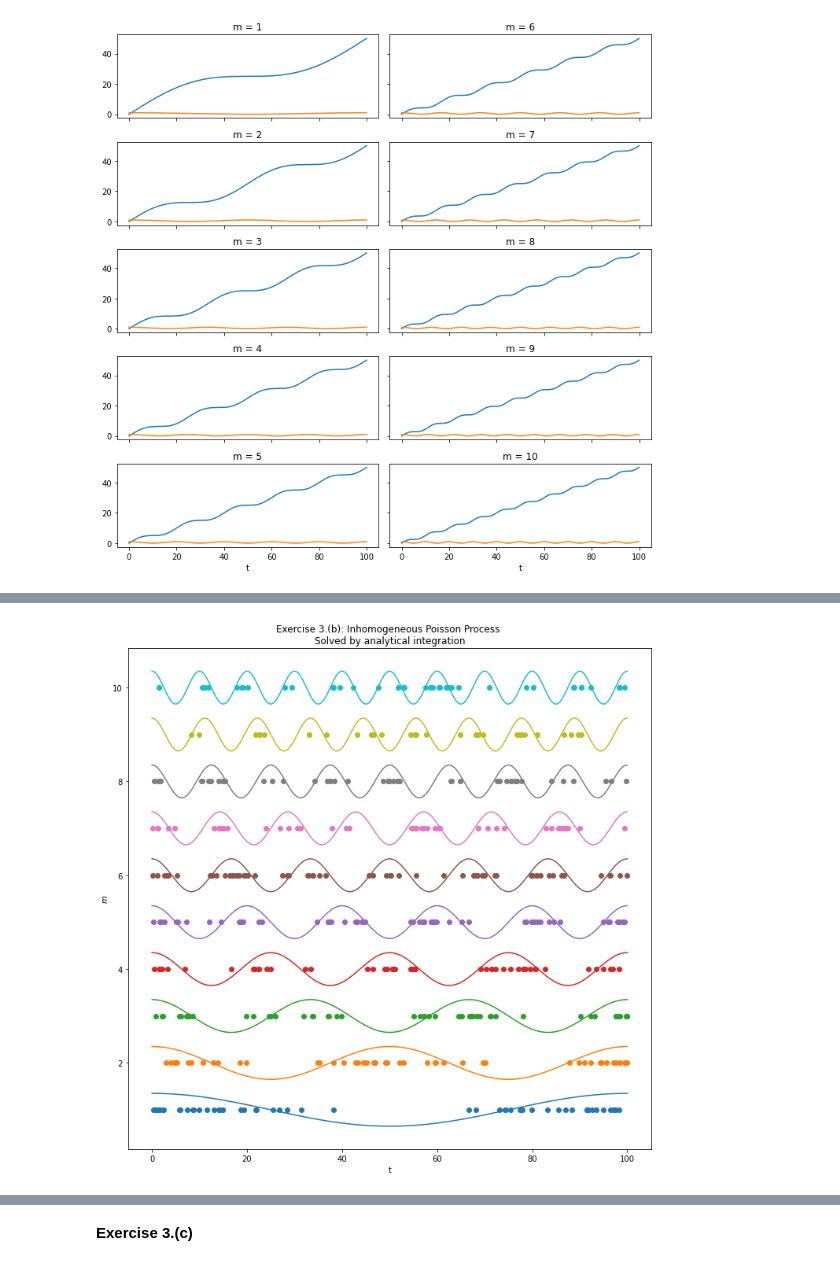
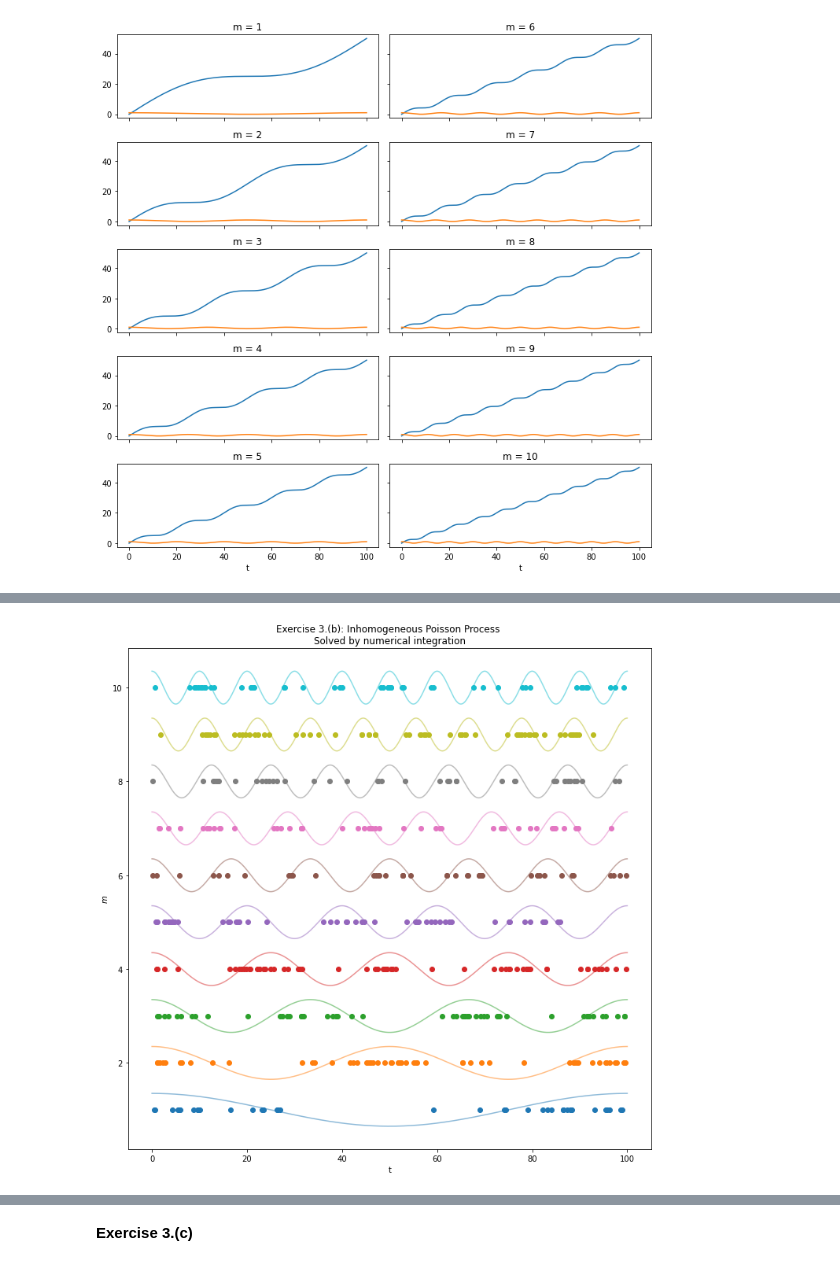
Before and after one commit to katjakleespies/tnc-exercises, a Jupyter notebook: 1_exercises_katja.ipynb, the cells around one changed output, grey strips where cells are left out. Drawn from its saved outputs; the diff is of its cells as text; code cells hidden in the pictures.

```diff
--- a/1_exercises_katja.ipynb
+++ b/1_exercises_katja.ipynb
@@ -30,11 +33,12 @@ def poisson_a(N, T):
 # %%
+# test poisson_a
 N=10; T=100
 
-t_all_trials = poisson_a(N, T)
+t_all_trials, lambdas = poisson_a(N, T)
 
 plt.figure(figsize = (10,10))
 for i_trial in range(N):
-    plt.scatter(t_all_trials[i_trial], np.full(len(t_all_trials[i_trial]), i_trial + 1))
+    plt.scatter(t_all_trials[i_trial], np.full(len(t_all_trials[i_trial]), lambdas[i_trial]))
     plt.xlabel('t')
     plt.ylabel('$\lambda$')
     plt.title('Exercise 3.(a): Homogeneous Poisson Process')
@@ -83,16 +144,17 @@ plt.tight_layout()
 # %%
-def poission_b_analytical(N, T, lam_0):
+# test poisson_b_numerical
+def poission_b_numerical(N, T, lam_0, ts = 0.1):
     t_all_trials = []
-    ts = 0.1
 
     for i_trial in range(N):
         left_expression = np.nan
         m = i_trial + 1
-        t_trial = [-1]
+        t_trial = [0]
 
+        t = 0
         right_expression = 0
-        t = 0
-        while t_trial[-1] < T:
+
+        while t_trial[-1] <= T:
             u = np.random.rand()
 
             if np.isnan(left_expression):
@@ -101,35 +163,36 @@ def poission_b_analytical(N, T, lam_0):
                 left_expression += -np.log(1-u)
 
             while left_expression > right_expression:
-                right_expression = my_integral(t, lam_0, m, T)
+                f = lambda x: my_function(x, lam_0, m, T) # specifiy function arguments of current trial
+                [right_expression, precision] = scipy.integrate.quad(f, 0, t) # numerical integration using scipy.integrate module
+
                 if left_expression > right_expression:
                     t += ts
 
             if t > T:
                 break
             else:
-                if t_trial[-1] == -1:
-                    t_trial[-1] = t
-                else:
-                    t_trial.append(t)
+                t_trial.append(t)
+        t_trial.pop(0)
         t_all_trials.append(t_trial)
     return t_all_trials
 # %%
+# test poisson_b_numerical
 N=10; T=100; lam_0=1
 
-t_all_trials = poission_b_analytical(N, T, lam_0)
+t_all_trials = poission_b_numerical(N, T, lam_0)
 
 plt.figure(figsize = (10,10))
 t = np.linspace(0, T, 10000)
 for i_trial in range(N):
     m = i_trial+1
     y_func = my_function(t, lam_0, m, T)
     y_normal = ((y_func - np.mean(y_func)) / (max(y_func) - min(y_func)) * 0.7) + m
     plt.scatter(t_all_trials[i_trial], np.full(len(t_all_trials[i_trial]), i_trial + 1))
-    plt.plot(t, y_normal)
+    plt.plot(t, y_normal, alpha = 0.5)
     plt.xlabel('t')
     plt.ylabel('$m$')
-    plt.title('Exercise 3.(b): Inhomogeneous Poisson Process \nSolved by analytical integration')
+    plt.title('Exercise 3.(b): Inhomogeneous Poisson Process \nSolved by numerical integration')
 plt.tight_layout()
 # %% [output]
-[figure, old version]
+[figure, new version]
```
Also changed, not shown: parts of 14 cells of this notebook.
